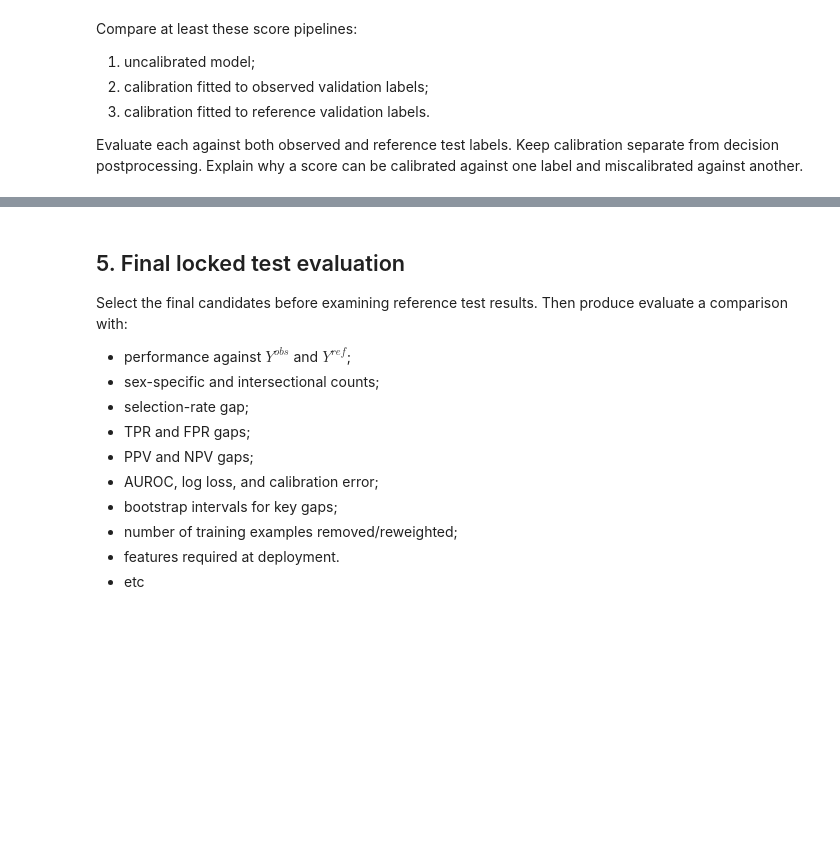
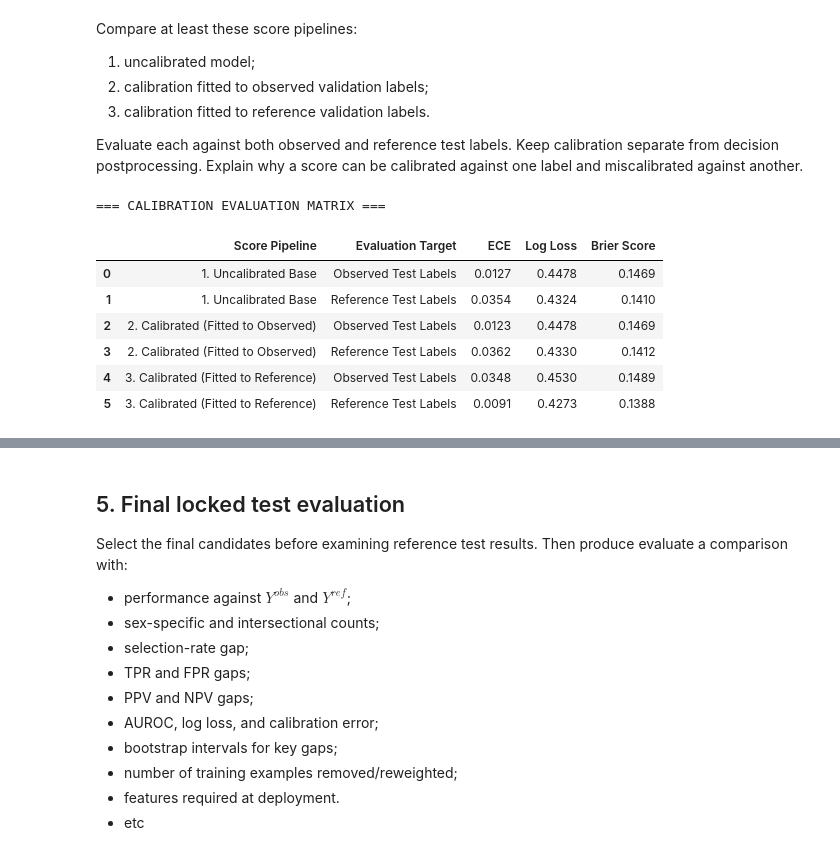
Before and after one commit to bellaVbsVbee/RAI, a Jupyter notebook: Project1/William_Week3_Mitigation_Reference_Evaluation.ipynb, the cells around one changed output, grey strips where cells are left out. Drawn from its saved outputs; the diff is of its cells as text; code cells hidden in the pictures; blank space fills up the shorter version.

```diff
--- a/Project1/William_Week3_Mitigation_Reference_Evaluation.ipynb
+++ b/Project1/William_Week3_Mitigation_Reference_Evaluation.ipynb
@@ -384,0 +744,34 @@ from sklearn.frozen import FrozenEstimator
+# %%
+evaluation_results = []
+
+for pipe_name, model in pipelines.items():
+    # Obtain predicted probabilities for test set
+    scores = model.predict_proba(X_test)[:, 1]  # Assuming model has predict_proba method
+
+    for target_name, y_true in test_targets.items():
+        ece_val = expected_calibration_error(y_true, scores)
+        logloss_val = log_loss(y_true, scores)
+        brier_val = brier_score_loss(y_true, scores)
+
+        evaluation_results.append(
+            {
+                "Score Pipeline": pipe_name,
+                "Evaluation Target": target_name,
+                "ECE": round(ece_val, 4),
+                "Log Loss": round(logloss_val, 4),
+                "Brier Score": round(brier_val, 4),
+            }
+        )
+
+results_df = pd.DataFrame(evaluation_results)
+print("=== CALIBRATION EVALUATION MATRIX ===")
+display(results_df)
+# %% [output]
+=== CALIBRATION EVALUATION MATRIX ===
+|  | Score Pipeline | Evaluation Target | ECE | Log Loss | Brier Score |
+| 0 | 1. Uncalibrated Base | Observed Test Labels | 0.0127 | 0.4478 | 0.1469 |
+| 1 | 1. Uncalibrated Base | Reference Test Labels | 0.0354 | 0.4324 | 0.1410 |
+| 2 | 2. Calibrated (Fitted to Observed) | Observed Test Labels | 0.0123 | 0.4478 | 0.1469 |
+| 3 | 2. Calibrated (Fitted to Observed) | Reference Test Labels | 0.0362 | 0.4330 | 0.1412 |
+| 4 | 3. Calibrated (Fitted to Reference) | Observed Test Labels | 0.0348 | 0.4530 | 0.1489 |
+| 5 | 3. Calibrated (Fitted to Reference) | Reference Test Labels | 0.0091 | 0.4273 | 0.1388 |
```
Also changed, not shown: parts of 11 cells of this notebook, 1 other file.
